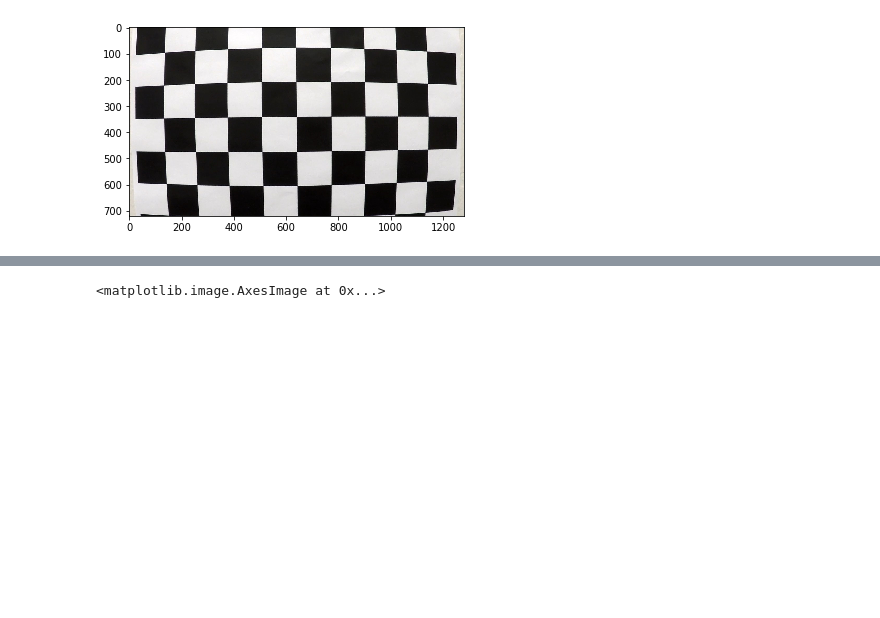
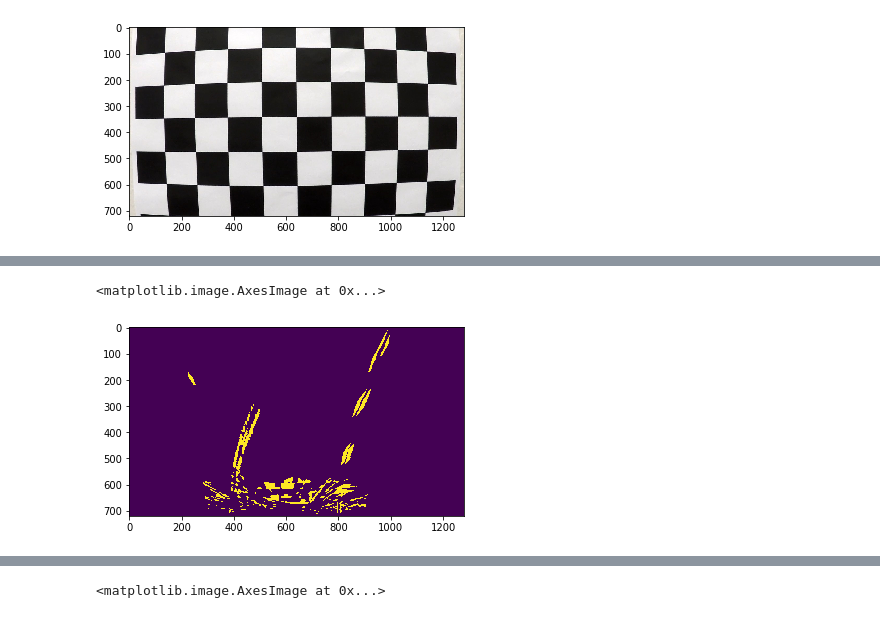
Before and after one commit to cmodi1/Advanced-Lane-Detection, a Jupyter notebook: Advanced Lane Finding.ipynb, the cells around one changed output, grey strips where cells are left out. Drawn from its saved outputs; the diff is of its cells as text; code cells hidden in the pictures; blank space fills up the shorter version.

```diff
--- a/Advanced Lane Finding.ipynb
+++ b/Advanced Lane Finding.ipynb
@@ -303,0 +374,22 @@ l,r,lc,rc = ALD.find_lane(pipeline_final_image, l, r, 100, display=True)
+# %%
+Advanced_Lane_Detection.undistort_image = undistort_image
+Advanced_Lane_Detection.sobel_mag_thresh = sobel_mag_thresh
+Advanced_Lane_Detection.dir_threshold = dir_threshold
+Advanced_Lane_Detection.sat_threshold = sat_threshold
+Advanced_Lane_Detection.hue_threshold = hue_threshold
+Advanced_Lane_Detection.crop_top_view = crop_top_view
+Advanced_Lane_Detection.top_view_perspective = top_view_perspective
+Advanced_Lane_Detection.image_pipeline = image_pipeline
+
+Advanced_Lane_Detection.get_lane_position_estimate = get_lane_position_estimate
+Advanced_Lane_Detection.compute_lane_prior = compute_lane_prior
+Advanced_Lane_Detection.find_lane = find_lane
+Advanced_Lane_Detection.compute_real_curvature = compute_real_curvature
+Advanced_Lane_Detection.compute_pos_from_center = compute_pos_from_center
+
+Advanced_Lane_Detection.show_window = show_window
+Advanced_Lane_Detection.form_output_image = form_output_image
+
+Advanced_Lane_Detection.advanced_lane_find = advanced_lane_find
+
+ALD = Advanced_Lane_Detection()
@@ -303,0 +401,5 @@ l,r,lc,rc = ALD.find_lane(pipeline_final_image, l, r, 100, display=True)
+# %%
+plt.imshow(ALD.image_pipeline(test_t4))
+# %% [output]
+<matplotlib.image.AxesImage at 0x...>
+[figure, added]
```
Also changed, not shown: parts of 33 cells of this notebook, 4 other files.
